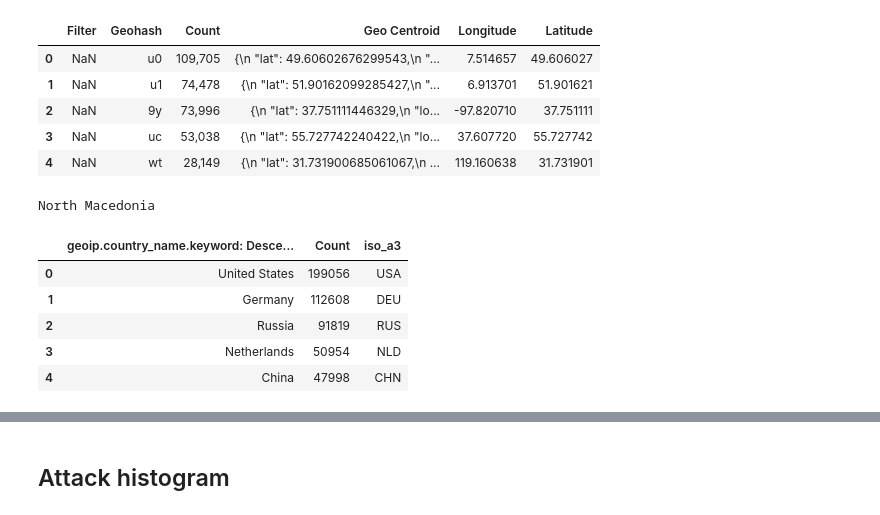
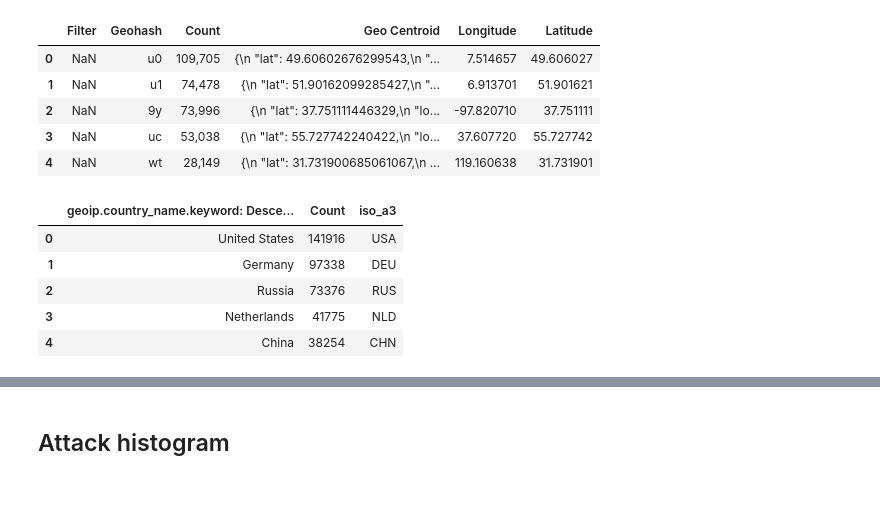
Before and after one commit to stefanDeveloper/master-thesis, a Jupyter notebook: plots/data-visualization.ipynb, the cells around one changed output, grey strips where cells are left out. Saved outputs shown, nothing was run; the diff lists cells and outputs as text; code cells hidden in the pictures.

```diff
--- a/plots/data-visualization.ipynb
+++ b/plots/data-visualization.ipynb
@@ -72,5 +72,6 @@ geo_df = gpd.GeoDataFrame(df, crs = crs, geometry=geometry)
 # %%
 df = pd.read_csv("./data/Attacks by Country.csv")
+df.Count = df.Count.str.replace(',', '').astype(int)
 
 exception = {
     "Russia": "Russian Federation",
@@ -84,39 +85,38 @@ exception = {
     "Sint Maarten": "Sint Maarten (Dutch part)"
 
 
 }
 
 country_name = {}
 for country in pycountry.countries:
     country_name[country.name] = country.alpha_3
     if hasattr(country, 'common_name'):
         country_name[country.common_name] = country.alpha_3
     if hasattr(country, 'official_name'):
         country_name[country.official_name] = country.alpha_3
     if hasattr(country, 'numeric'):
         country_name[country.numeric] = country.alpha_3
 codes = []
 for country in df["geoip.country_name.keyword: Descending"]:
 
     code = country_name.get(country, 'Unknown code')
     if code == 'Unknown code':
         if country in exception:
             codes.append(country_name.get(exception.get(country), 'Unknown code'))
         else:
             print(country)
             codes.append(code)
     else:
         codes.append(code)
 df["iso_a3"] = codes
 df.head()
 # %% [output]
-North Macedonia
 |  | geoip.country_name.keyword: Desce... | Count | iso_a3 |
-| 0 | United States | 199056 | USA |
-| 1 | Germany | 112608 | DEU |
-| 2 | Russia | 91819 | RUS |
-| 3 | Netherlands | 50954 | NLD |
-| 4 | China | 47998 | CHN |
+| 0 | United States | 141916 | USA |
+| 1 | Germany | 97338 | DEU |
+| 2 | Russia | 73376 | RUS |
+| 3 | Netherlands | 41775 | NLD |
+| 4 | China | 38254 | CHN |
 # %%
 world = gpd.read_file(gpd.datasets.get_path('naturalearth_lowres'))
 world = world[(world.pop_est>0) & (world.name!="Antarctica")]
```
Also changed, not shown: parts of 15 cells of this notebook, 1 other file.
